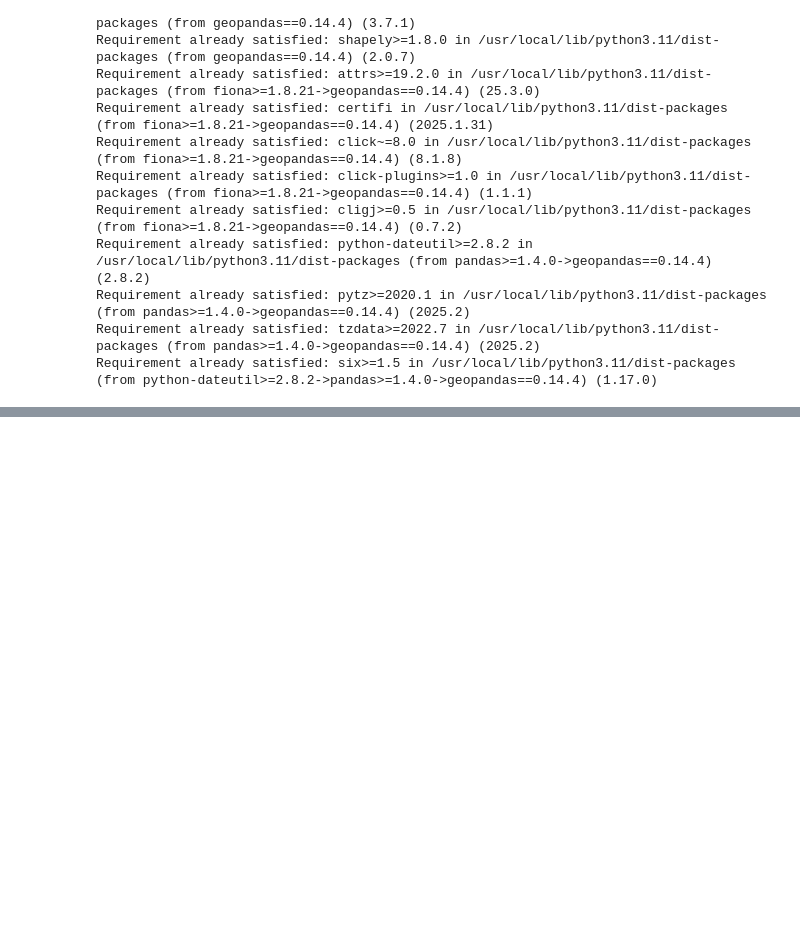
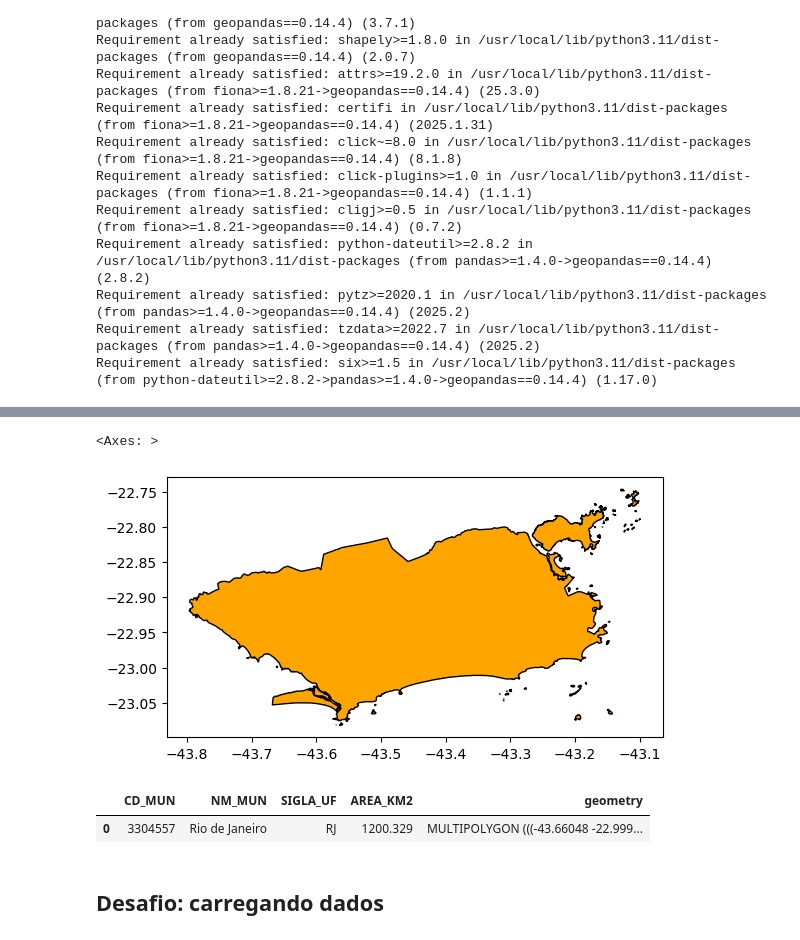
Before and after one commit to lukaswyllis/formacao-avancando-em-data-science-com-python, a Jupyter notebook: Curso 8 - Geopandas - Trabalhando com dados geoespaciais.ipynb, the cells around one changed output, grey strips where cells are left out. Saved outputs shown, nothing was run; the diff lists cells and outputs as text; code cells hidden in the pictures; blank space fills up the shorter version.

```diff
--- a/Curso 8 - Geopandas - Trabalhando com dados geoespaciais.ipynb
+++ b/Curso 8 - Geopandas - Trabalhando com dados geoespaciais.ipynb
@@ -27,0 +47,7 @@ rj = gpd.read_file(url)
+# %%
+rj = rj[rj['NM_MUN'] == 'Rio de Janeiro']
+# %%
+rj.plot(color='orange', edgecolor='black')
+# %% [output]
+<Axes: >
+[figure, added]
@@ -27,0 +58,7 @@ rj = gpd.read_file(url)
+# %%
+rj_munic
+# %% [output]
+|  | CD_MUN | NM_MUN | SIGLA_UF | AREA_KM2 | geometry |
+| 0 | 3304557 | Rio de Janeiro | RJ | 1200.329 | MULTIPOLYGON (((-43.66048 -22.999... |
+# %% [markdown]
+## Desafio: carregando dados
```
Also changed, not shown: parts of 17 cells of this notebook.
